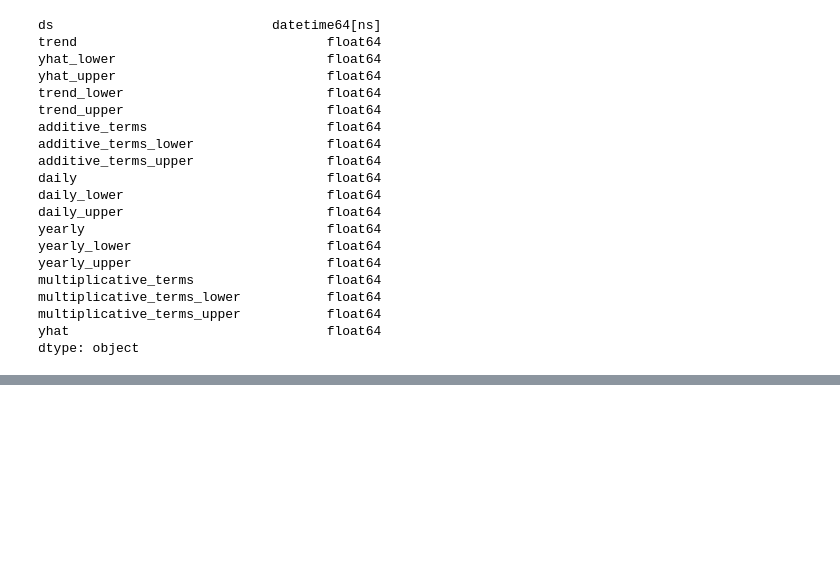
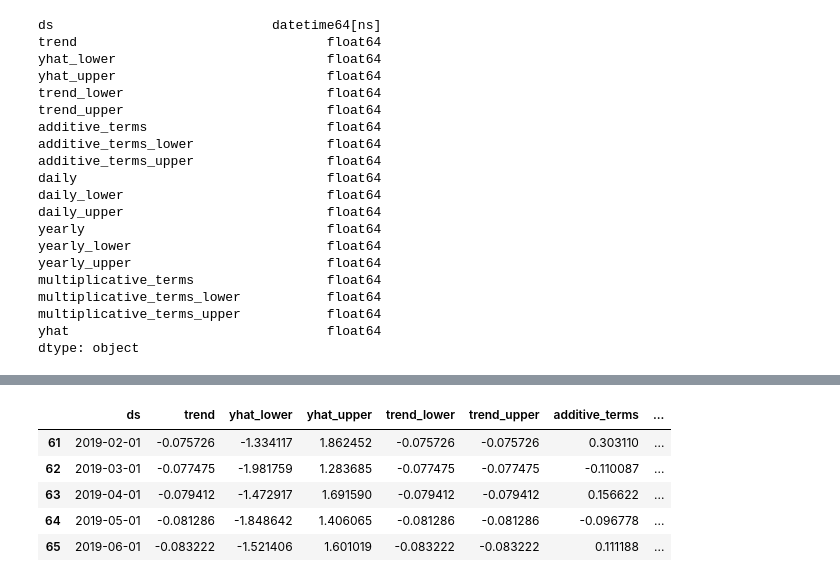
Before and after one commit to farelarden/Dicoding-Capstone-ML, a Jupyter notebook: Notebooks/Machine Learning Model/Facebook_Prophet.ipynb, the cells around one changed output, grey strips where cells are left out. Saved outputs shown, nothing was run; the diff lists cells and outputs as text; code cells hidden in the pictures; blank space fills up the shorter version.

```diff
--- a/Notebooks/Machine Learning Model/Facebook_Prophet.ipynb
+++ b/Notebooks/Machine Learning Model/Facebook_Prophet.ipynb
@@ -154,0 +250,13 @@ array([0.06283364])
+# %%
+value = 100
+# %%
+forecast_mask['value'] = value + forecast_mask['yhat']*value*0.01
+# %%
+forecast_mask.head()
+# %% [output]
+|  | ds | trend | yhat_lower | yhat_upper | trend_lower | trend_upper | additive_terms | ... |
+| 61 | 2019-02-01 | -0.075726 | -1.334117 | 1.862452 | -0.075726 | -0.075726 | 0.303110 | ... |
+| 62 | 2019-03-01 | -0.077475 | -1.981759 | 1.283685 | -0.077475 | -0.077475 | -0.110087 | ... |
+| 63 | 2019-04-01 | -0.079412 | -1.472917 | 1.691590 | -0.079412 | -0.079412 | 0.156622 | ... |
+| 64 | 2019-05-01 | -0.081286 | -1.848642 | 1.406065 | -0.081286 | -0.081286 | -0.096778 | ... |
+| 65 | 2019-06-01 | -0.083222 | -1.521406 | 1.601019 | -0.083222 | -0.083222 | 0.111188 | ... |
```
Also changed, not shown: parts of 26 cells of this notebook, 1 other file.
